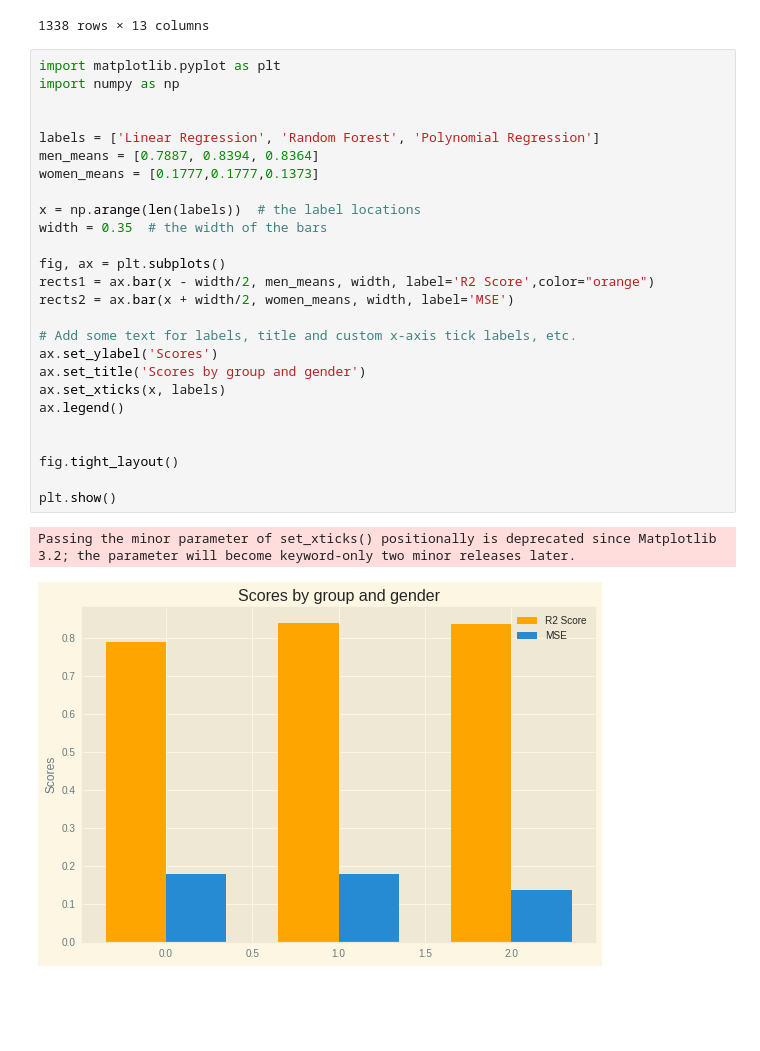
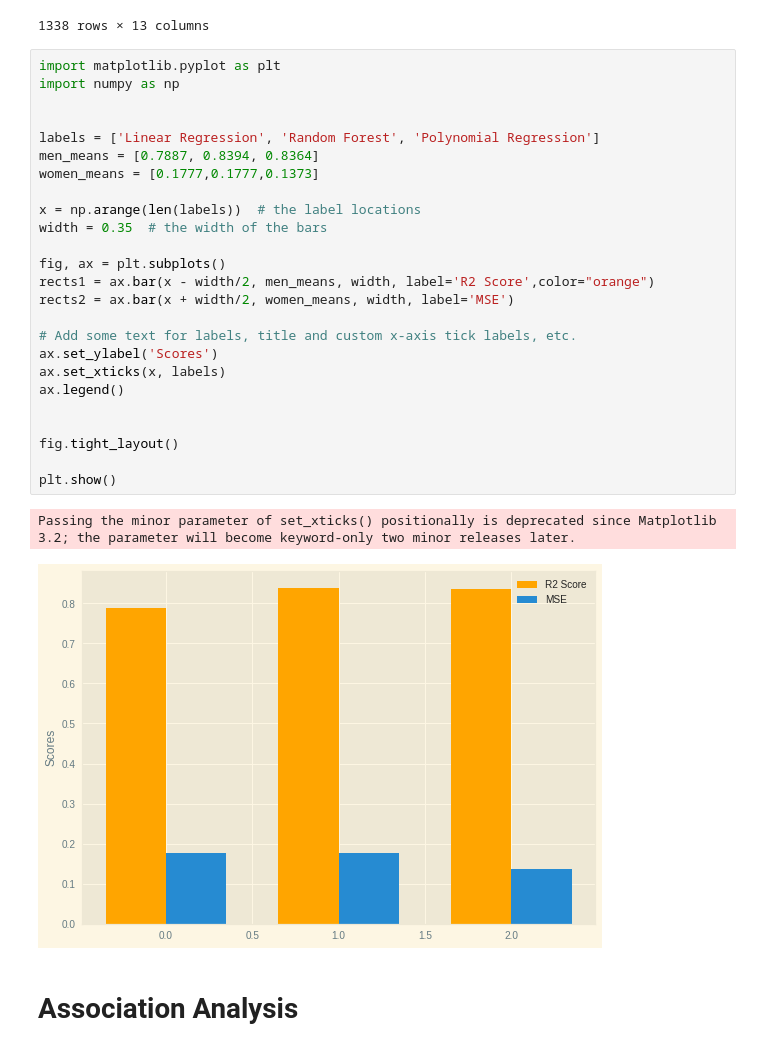
Before and after one commit to anisha98/DataMiningCSCI5521, a Jupyter notebook: DataMiningProject.ipynb, the cells around one changed output. Saved outputs shown, nothing was run; the diff lists cells and outputs as text; blank space fills up the shorter version.

```diff
--- a/DataMiningProject.ipynb
+++ b/DataMiningProject.ipynb
@@ -1454,29 +1450,30 @@ insurance_data
 # %%
 import matplotlib.pyplot as plt
 import numpy as np
 
 
 labels = ['Linear Regression', 'Random Forest', 'Polynomial Regression']
 men_means = [0.7887, 0.8394, 0.8364]
 women_means = [0.1777,0.1777,0.1373]
 
 x = np.arange(len(labels))  # the label locations
 width = 0.35  # the width of the bars
 
 fig, ax = plt.subplots()
 rects1 = ax.bar(x - width/2, men_means, width, label='R2 Score',color="orange")
 rects2 = ax.bar(x + width/2, women_means, width, label='MSE')
 
 # Add some text for labels, title and custom x-axis tick labels, etc.
 ax.set_ylabel('Scores')
-ax.set_title('Scores by group and gender')
 ax.set_xticks(x, labels)
 ax.legend()
 
 
 fig.tight_layout()
 
 plt.show()
 # %% [output]
 Passing the minor parameter of set_xticks() positionally is deprecated since Matplotlib 3.2; the parameter will become keyword-only two minor releases later.
-[figure, old version]
+[figure, new version]
+# %% [markdown]
+# Association Analysis
```
Also changed, not shown: parts of 33 cells of this notebook.
